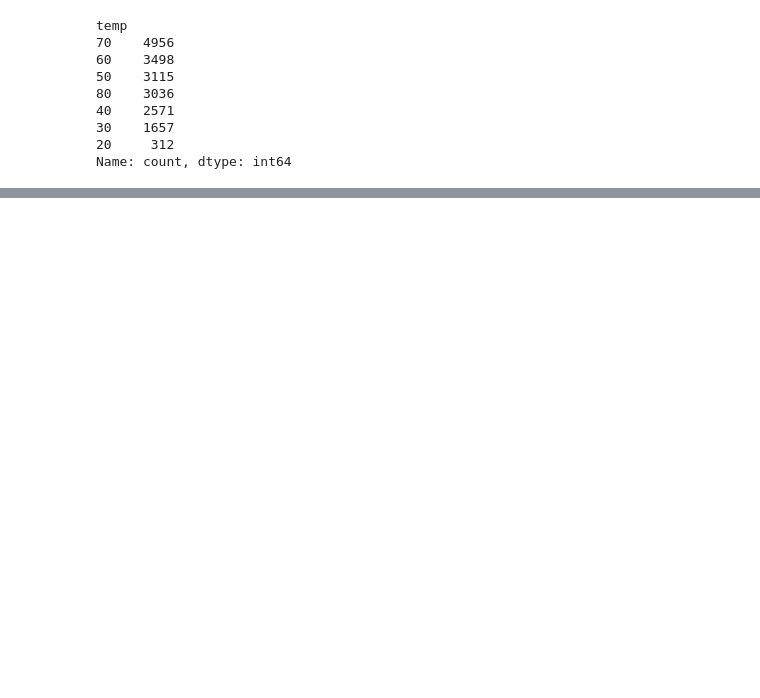
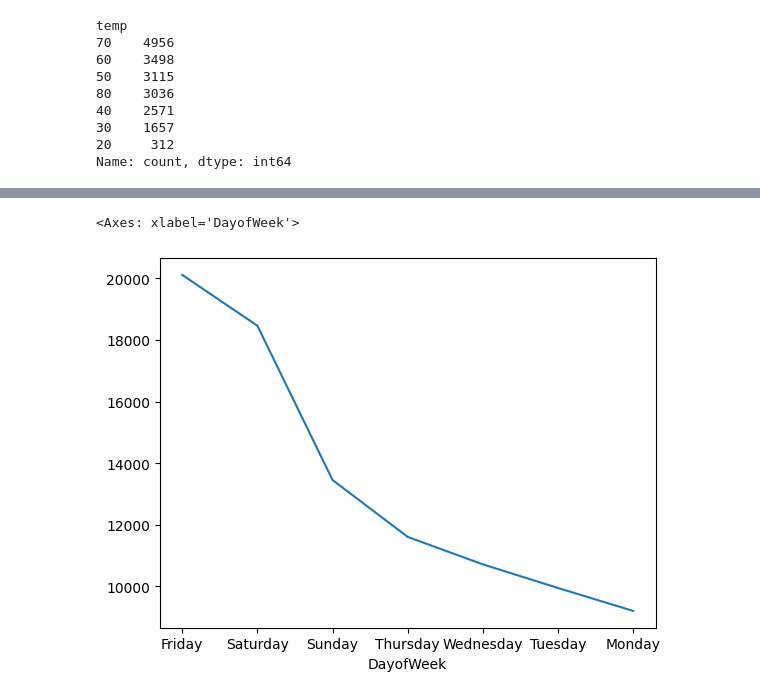
Before and after one commit to robertdfraley/PizzaWeatherPatterns, a Jupyter notebook: PizzaWeatherPattern.ipynb, the cells around one changed output, grey strips where cells are left out. Cells and saved outputs as stored; diff of their text form; code cells hidden in the pictures; blank space fills up the shorter version.

Commit message:
11.13 stopping point-corr and visualization tries

```diff
--- a/PizzaWeatherPattern.ipynb
+++ b/PizzaWeatherPattern.ipynb
@@ -35,8 +36,8 @@ pizza_file.head()
 # %%
 # Add steps in here to round the temp to the nearest ten degrees
 
-
 weather_file.temp = weather_file.temp.round(-1)
+weather_file.precip = weather_file.precip.round(2)
 weather_file.head()
 # %% [output]
 |  | name | datetime | tempmax | tempmin | temp | feelslikemax | feelslikemin | feelslike | dew | ... |
@@ -227,0 +315,7 @@ ValueError: could not convert string to float: 'Saturday'
+# %%
+# First visualizations from the dataframes I have created
+# First up is orders per day.
+orders_per_day.plot()
+# %% [output]
+<Axes: xlabel='DayofWeek'>
+[figure, added]
```
Also changed, not shown: parts of 8 cells of this notebook, 3 other files.
